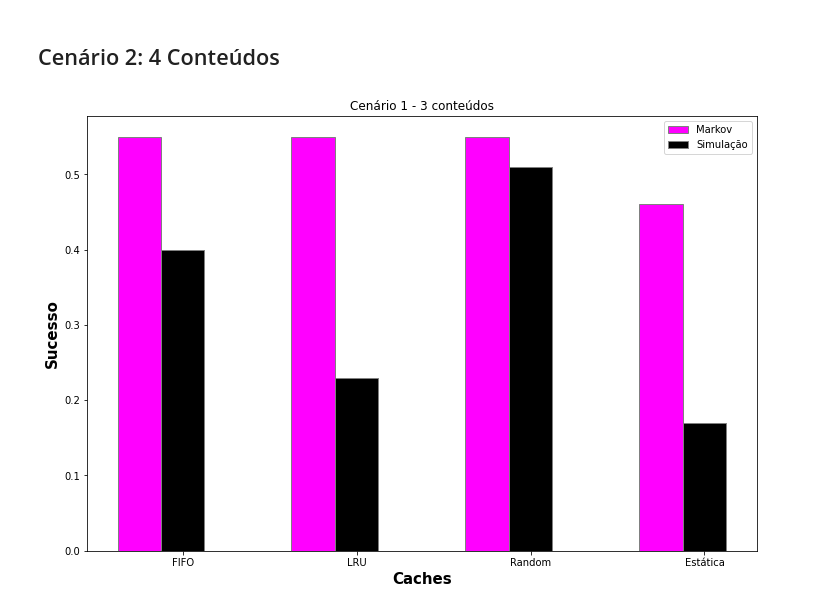
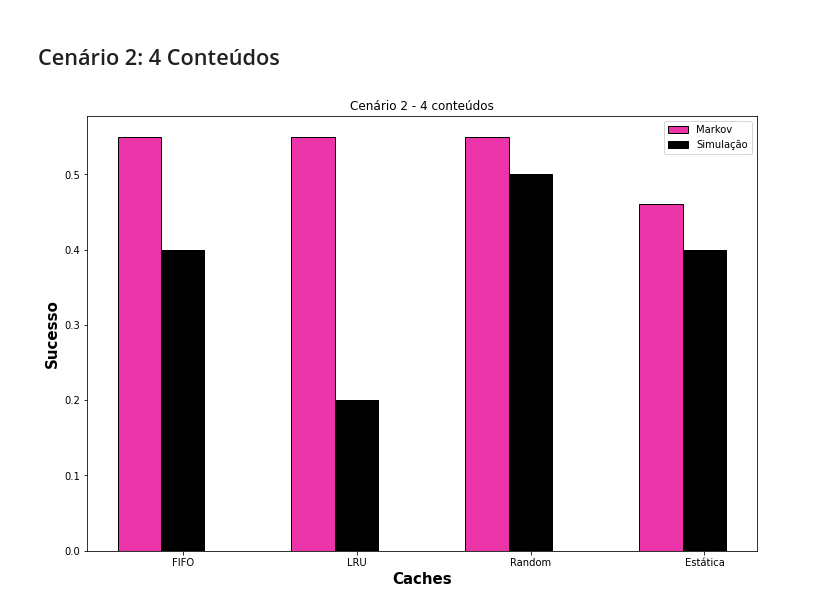
Before and after one commit to siliconemonster/AD-TrabalhoFinal, a Jupyter notebook: Simulação_AD.ipynb, the cells around one changed output. Saved outputs shown, nothing was run; the diff lists cells and outputs as text; code cells hidden in the pictures.

```diff
--- a/Simulação_AD.ipynb
+++ b/Simulação_AD.ipynb
@@ -448,7 +606,7 @@ def simulacaoCenario2(numRequisicoes, caso, numConteudos, tamCache, probabilidad
     if (depurar): print("Tempo " + str(tempoAtual) + " ocorreu requisição do tipo " + str(conteudo) + "\n")
     if (depurar): print("Cache 1:" + str(cache1))
 
-    numAleatorioC1 = random.uniform(0, 1)
+    numAleatorioC1 = np.random.uniform(0, 1)
     if (numAleatorioC1 <= p):
       if (depurar): print("Canal 1 funcionou!")
       cache1, RequicaoAtendidaC1 = cacheReceivesReq(caso, cache1, conteudo, depurar)
@@ -459,7 +617,7 @@ def simulacaoCenario2(numRequisicoes, caso, numConteudos, tamCache, probabilidad
     if (depurar): print("Cache 2:" + str(cache2))
 
 
-    numAleatorioC2 = random.uniform(0, 1)
+    numAleatorioC2 = np.random.uniform(0, 1)
     if (numAleatorioC2 <= p):
       if (depurar): print("Canal 2 funcionou!")
       cache2, RequicaoAtendidaC2 = cacheReceivesReq(caso, cache2, conteudo,depurar)
@@ -2131,7 +2299,7 @@ Compararemos os tipos de cache por simulação e por solução analítica, nos c
 # %% [markdown]
 ## Funções para plotar os gráficos
 # %%
-def plotar_barras(markov, fifo):
+def plotar_barras(markov, fifo, string, cenario):
   barWidth = 0.25
   fig = plt.subplots(figsize =(12, 8))
 
@@ -2146,11 +2314,13 @@ def plotar_barras(markov, fifo):
   # Adding Xticks
   plt.xlabel('Branch', fontweight ='bold', fontsize = 15)
   plt.ylabel('Students passed', fontweight ='bold', fontsize = 15)
-  plt.xticks([r + barWidth for r in range(len(markov))],
+  if (cenario == 1): plt.xticks([r + barWidth for r in range(len(markov))],
+          ['FIFO', 'LRU', 'Random', 'Estática - Iguais', 'Estática - Diferentes'])
+  else: plt.xticks([r + barWidth for r in range(len(markov))],
           ['FIFO', 'LRU', 'Random', 'Estática'])
 
 
-  plt.title('Cenário 1 - 3 conteúdos')
+  plt.title('Cenário ' + str(string) +' conteúdos')
   plt.xlabel("Caches")
   plt.ylabel("Sucesso")
 
@@ -2231,9 +2532,17 @@ plotar_barras(markov, simulacao)
 # %% [markdown]
  ## Cenário 2: 4 Conteúdos
+# %%
+var1, var2, fifo_sim2_4 = simulacaoCenario2(10,"FIFO", 4 , 2, [1/4,1/4,1/4,1/4])
+var1, var2, lru_sim2_4 = simulacaoCenario2(10,"LRU", 4 , 2, [1/4,1/4,1/4,1/4])
+var1, var2, random_sim2_4 = simulacaoCenario2(10,"Random", 4 , 2, [1/4,1/4,1/4,1/4])
+var1, var2, estatica_sim2_4 = simulacaoCenario2(10,"Estatica", 4 , 2, [1/4,1/4,1/4,1/4],)
+# %%
+num_elem = 4
+cenario = 2
 # %%
 markov = [fifo2_4, lru2_4, random2_4, estatico2_4]
-simulacao = [0.4, 0.23, 0.51, 0.17]
+simulacao = [fifo_sim2_4, lru_sim2_4, random_sim2_4, estatica_sim2_4]
 
-plotar_barras(markov, simulacao)
+plotar_barras(markov, simulacao, '2 - 4', cenario)
 # %% [output]
-[figure, old version]
+[figure, new version]
```
Also changed, not shown: parts of 77 cells of this notebook.
